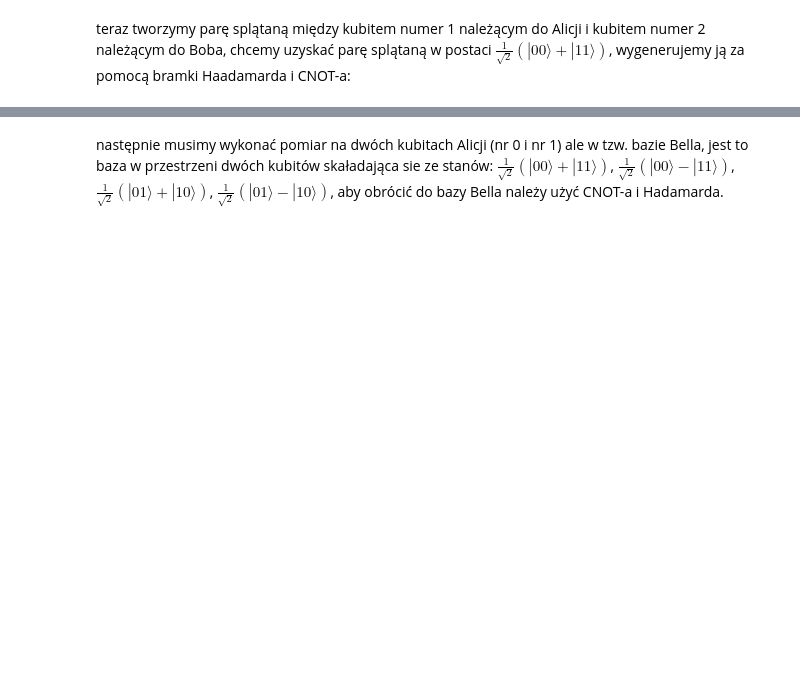
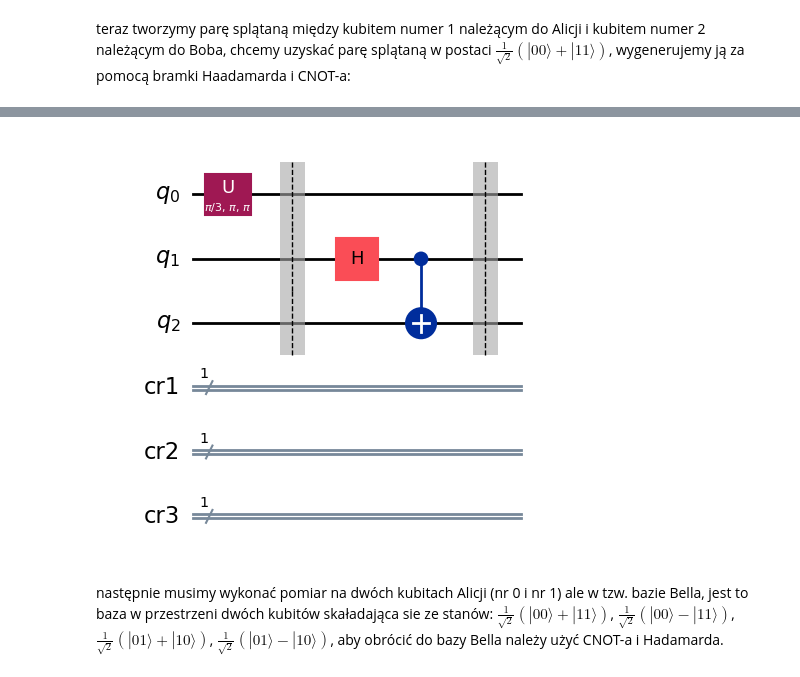
Before and after one commit to mawojcik/cryptography, a Jupyter notebook: Lista10/Lista10.ipynb, the cells around one changed output, grey strips where cells are left out. Drawn from its saved outputs; the diff is of its cells as text; code cells hidden in the pictures; blank space fills up the shorter version.

```diff
--- a/Lista10/Lista10.ipynb
+++ b/Lista10/Lista10.ipynb
@@ -118,2 +119,10 @@ teraz tworzymy parę splątaną między kubitem numer 1 należącym do Alicji i
+# %%
+qc.h(1)
+qc.cx(1,2)
+qc.barrier()
+
+qc.draw(output='mpl')
+# %% [output]
+[figure, added]
 # %% [markdown]
 następnie musimy wykonać pomiar na dwóch kubitach Alicji (nr 0 i nr 1) ale w tzw. bazie Bella, jest to baza w przestrzeni dwóch kubitów skaładająca sie ze stanów: $\frac{1}{\sqrt{2}}\left(|00\rangle+|11\rangle\right)$, $\frac{1}{\sqrt{2}}\left(|00\rangle-|11\rangle\right)$, $\frac{1}{\sqrt{2}}\left(|01\rangle+|10\rangle\right)$, $\frac{1}{\sqrt{2}}\left(|01\rangle-|10\rangle\right)$, aby obrócić do bazy Bella należy użyć CNOT-a i Hadamarda.
```
Also changed, not shown: parts of 14 cells of this notebook.
